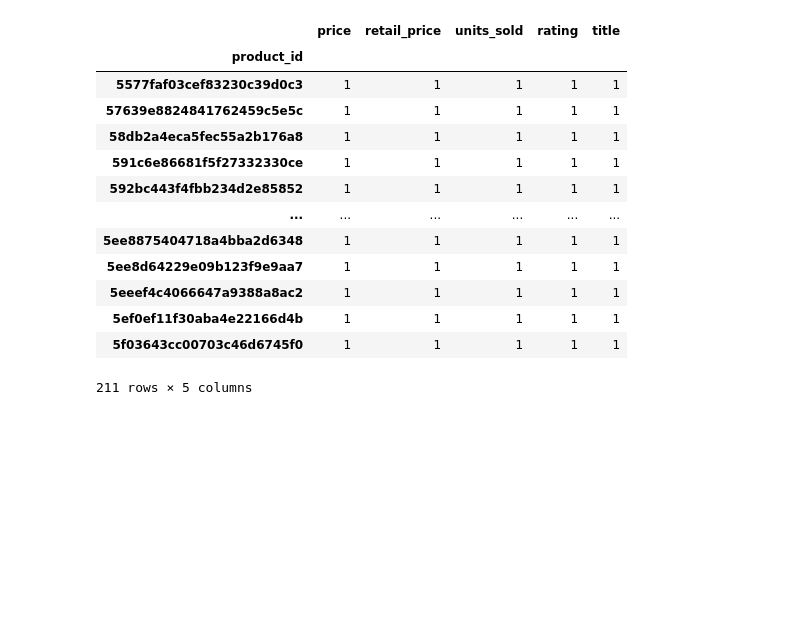
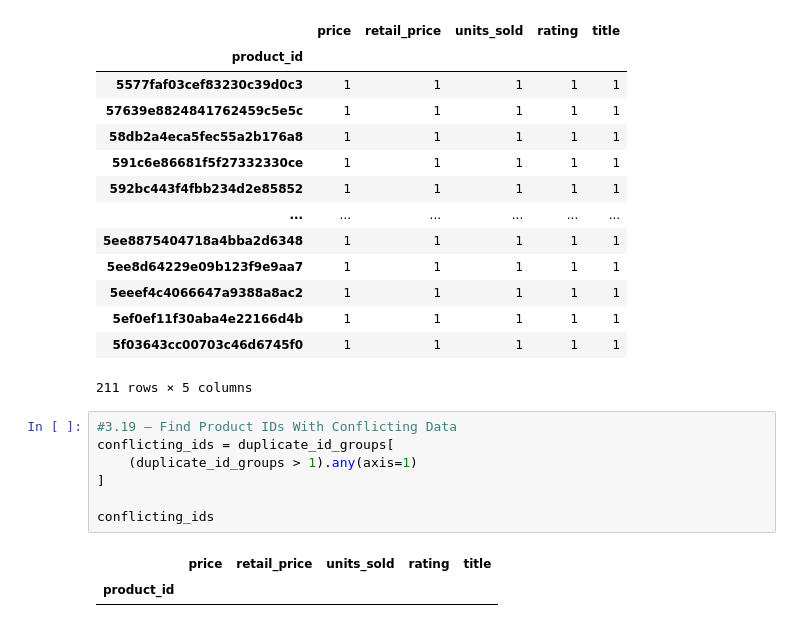
Before and after one commit to kaizen-jay/Retail-Sales-Analytics, a Jupyter notebook: notebooks/summer_product_analysis.ipynb, the cells around one changed output. Cells and saved outputs as stored; diff of their text form; blank space fills up the shorter version.

```diff
--- a/notebooks/summer_product_analysis.ipynb
+++ b/notebooks/summer_product_analysis.ipynb
@@ -755,3 +755,13 @@ duplicate_id_groups
 | 5ef0ef11f30aba4e22166d4b | 1 | 1 | 1 | 1 | 1 |
 | 5f03643cc00703c46d6745f0 | 1 | 1 | 1 | 1 | 1 |
 211 rows × 5 columns
+# %%
+#3.19 — Find Product IDs With Conflicting Data
+conflicting_ids = duplicate_id_groups[
+    (duplicate_id_groups > 1).any(axis=1)
+]
+
+conflicting_ids
+# %% [output]
+|  | price | retail_price | units_sold | rating | title |
+| product_id |  |  |  |  |  |
```
